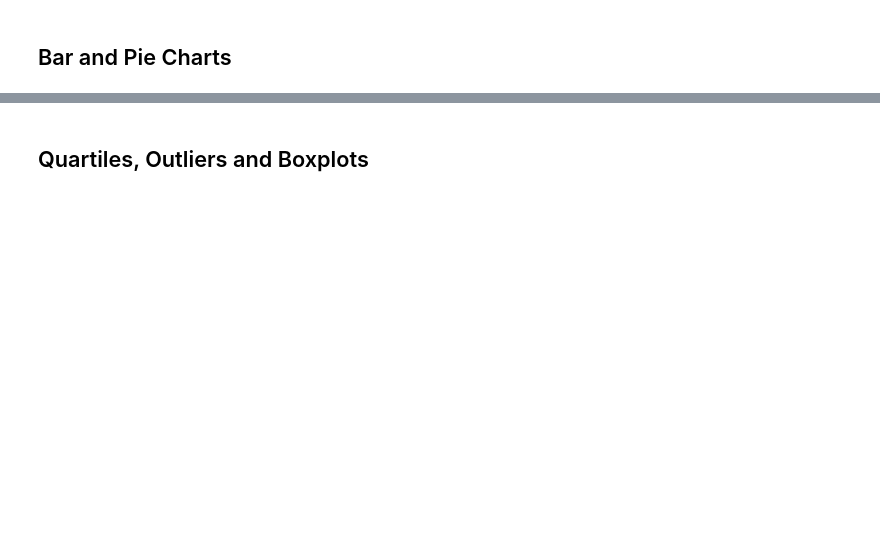
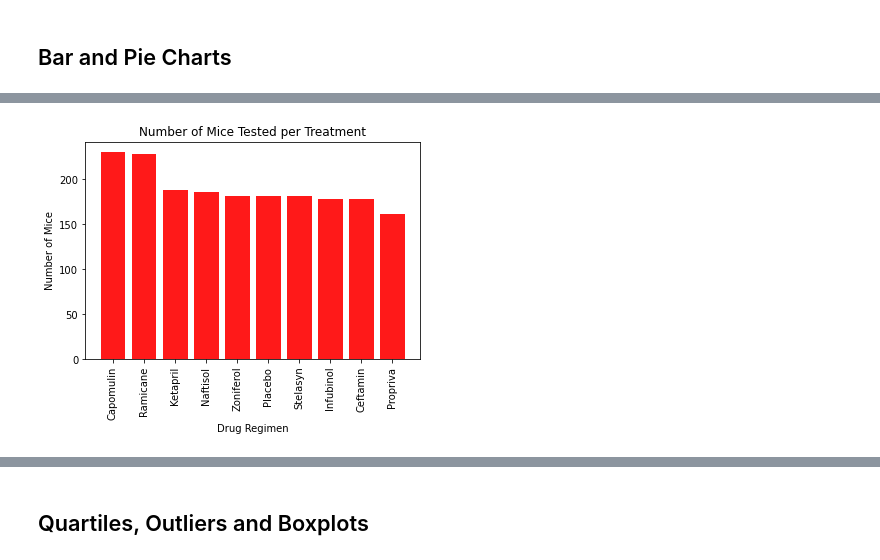
Before and after one commit to KaushalPatel24/Metplotlib, a Jupyter notebook: Pymaceuticals/pymaceuticals_starter.ipynb, the cells around one changed output, grey strips where cells are left out. Saved outputs shown, nothing was run; the diff lists cells and outputs as text; code cells hidden in the pictures; blank space fills up the shorter version.

```diff
--- a/Pymaceuticals/pymaceuticals_starter.ipynb
+++ b/Pymaceuticals/pymaceuticals_starter.ipynb
@@ -70,4 +192,17 @@ Name: Mouse ID, Length: 1893, dtype: object>
 # %%
 # Generate a bar plot showing the total number of timepoints for all mice tested for each drug regimen using pyplot.
+
+x_axis = mice_count.index.values
+y_axis = mice_count.values
+
+plt.bar(x_axis, y_axis, color='r', alpha=0.9, align='center')
+plt.xlabel("Drug Regimen")
+plt.ylabel("Number of Mice")
+plt.title("Number of Mice Tested per Treatment")
+plt.xticks(rotation="vertical")
+
+plt.show()
+# %% [output]
+[figure, added]
 # %%
 # Generate a pie plot showing the distribution of female versus male mice using Pandas
```
Also changed, not shown: parts of 27 cells of this notebook.
